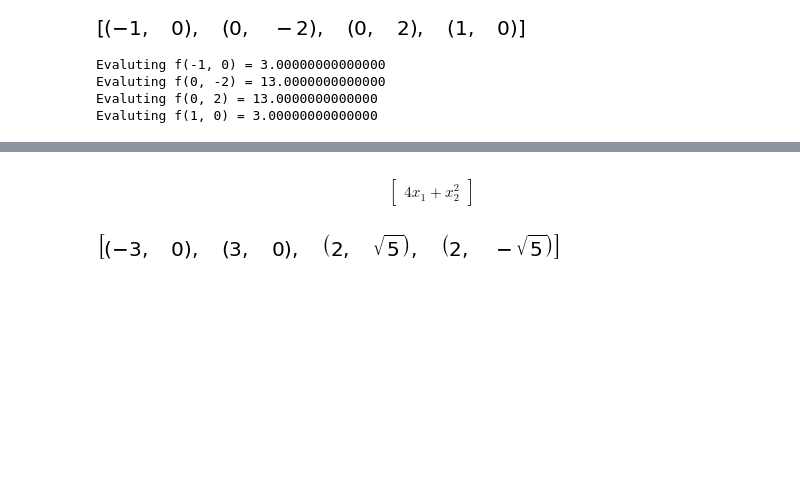
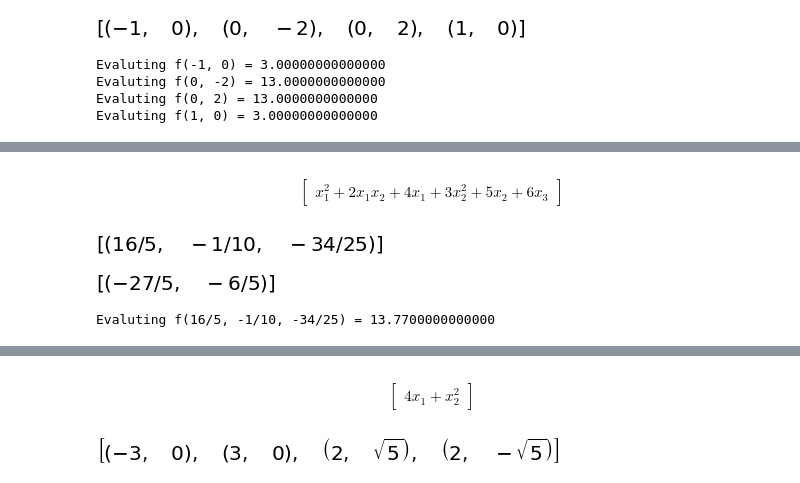
Before and after one commit to sheikhomar/opan, a Jupyter notebook: hw05.ipynb, the cells around one changed output, grey strips where cells are left out. Cells and saved outputs as stored; diff of their text form; code cells hidden in the pictures; blank space fills up the shorter version.

Commit message:
Solve problems with multiple constraints.

```diff
--- a/hw05.ipynb
+++ b/hw05.ipynb
@@ -77,6 +77,31 @@ Evaluting f(1, 0) = 3.00000000000000
 ## Exercise 20.2 a)
 
 <img src="figures/homework-05/exercise-20.2-a.png" width="600" />
+# %%
+def create_f202a():
+    x1, x2, x3 = sy.symbols('x1, x2, x3')
+    f = x1**2  +  2*x1*x2  + 3*x2**2 + 4*x1 + 5*x2 + 6*x3
+    h1 = x1  +  2*x2 - 3
+    h2 = 4*x1  +  5*x3 - 6
+    return Func(f, (x1, x2, x3), constraints=[h1, h2])
+f202a = create_f202a()
+f202a
+# %% [output]
+$$\left[\begin{matrix}x_{1}^{2} + 2 x_{1} x_{2} + 4 x_{1} + 3 x_{2}^{2} + 5 x_{2} + 6 x_{3}\end{matrix}\right]$$
+# %%
+points, lambdas = f202a.solve_lagrangian()
+# %%
+points
+# %% [output]
+[figure, added]
+# %%
+lambdas
+# %% [output]
+[figure, added]
+# %%
+f202a.evalf(points)
+# %% [output]
+Evaluting f(16/5, -1/10, -34/25) = 13.7700000000000
 # %% [markdown]
 ---
 ## Exercise 20.2 b)
```
Also changed, not shown: parts of 2 cells of this notebook, 1 other file.
